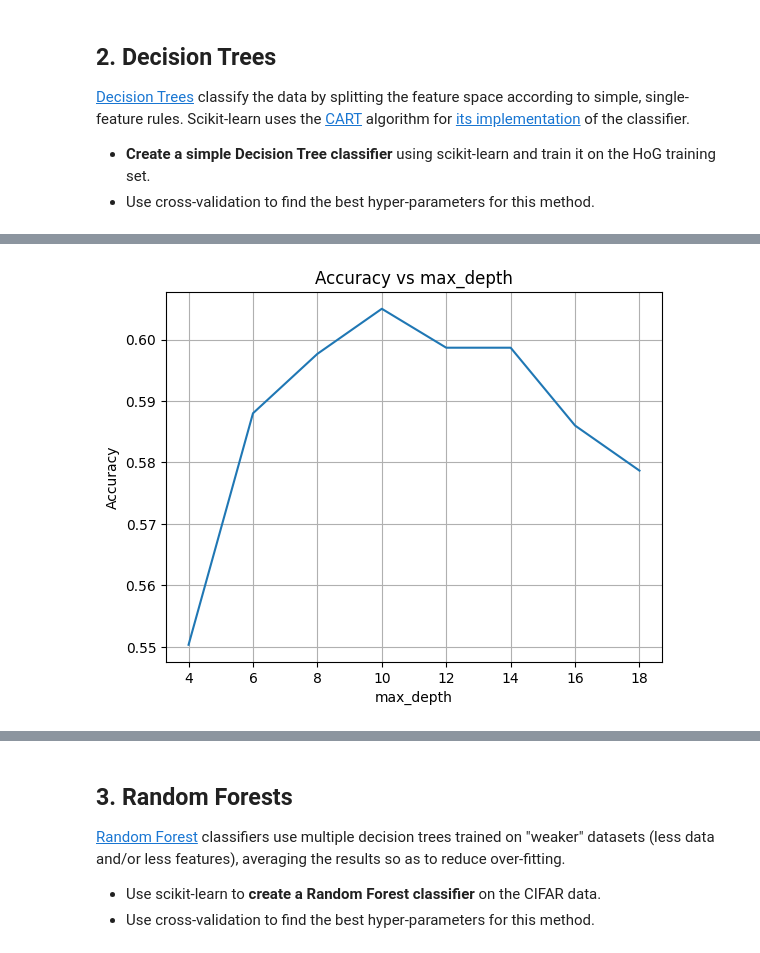
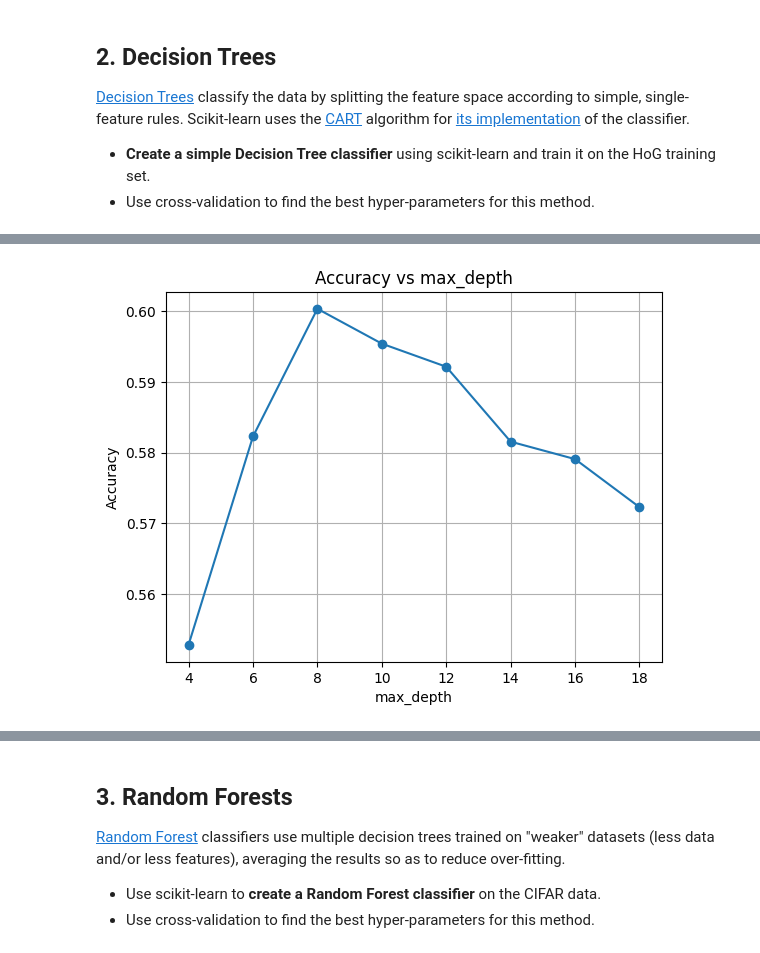
Before and after one commit to Exagor/info-h-501, a Jupyter notebook: docs/LABS/ML1_Nearest_Neighbours_and_Decision_Trees.ipynb, the cells around one changed output, grey strips where cells are left out. Drawn from its saved outputs; the diff is of its cells as text; code cells hidden in the pictures.

```diff
--- a/docs/LABS/ML1_Nearest_Neighbours_and_Decision_Trees.ipynb
+++ b/docs/LABS/ML1_Nearest_Neighbours_and_Decision_Trees.ipynb
@@ -203,16 +204,15 @@ weighted avg       0.61      0.61      0.61      3000
 # %%
 #analyze in depth the evolution of the hyper-parameter max_depth
 from sklearn.tree import DecisionTreeClassifier
 from lab_tools import evaluate_parameter
 
 evaluate_parameter(
     model_class=DecisionTreeClassifier,
     param_name='max_depth',
     param_range=range(4, 20, 2),
     X_train=dataset.train['hog'],
     y_train=dataset.train['labels'],
-    X_test=dataset.test['hog'],
-    y_test=dataset.test['labels']
+    fixed_params={'min_samples_leaf': 2}
 )
 # %% [output]
-[figure, old version]
+[figure, new version]
```
Also changed, not shown: parts of 7 cells of this notebook, 3 other files.
